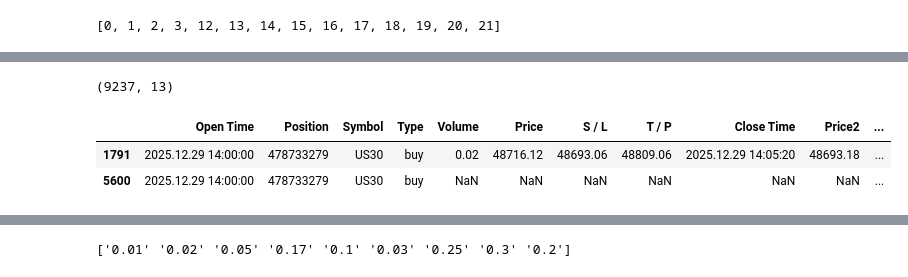
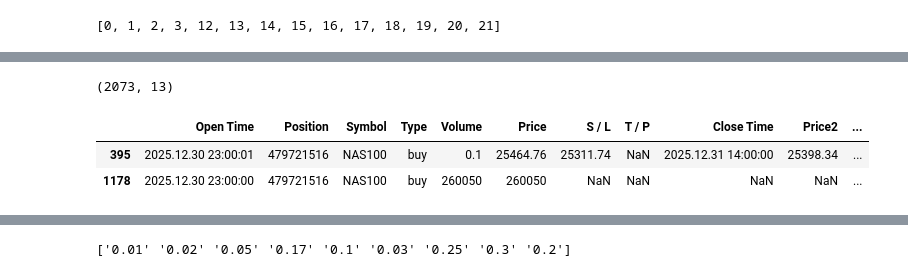
Before and after one commit to scimmione1/converter, a Jupyter notebook: 01_convert_mt4_html_detailed_statement_to_clean_excel.ipynb, the cells around one changed output, grey strips where cells are left out. Saved outputs shown, nothing was run; the diff lists cells and outputs as text; code cells hidden in the pictures.

```diff
--- a/01_convert_mt4_html_detailed_statement_to_clean_excel.ipynb
+++ b/01_convert_mt4_html_detailed_statement_to_clean_excel.ipynb
@@ -13,6 +13,9 @@ from urllib.parse import unquote
 
 base_path = os.getenv('HTML_PATH')
 download_path = os.getenv('DOWNLOAD_PATH')
+
+# Override with specific file path
+base_path = r"file:///C:/Users/calli/Downloads/PROP-database-new/da_aggiungere/5%25/ch/100/ReportHistory-25420108.html"
 
 # Handle file:// URI format - convert to regular path
 if base_path.startswith('file:///'):
@@ -24,3 +27,5 @@ elif os.path.isfile(base_path):
 else:
     # If it's a directory, join with filename
     path = os.path.join(base_path, "DetailedStatement.htm")
+
+print(f"Path: {path}")
@@ -178,18 +194,18 @@ df.head()
 # %%
 df.shape
 # %% [output]
-(9237, 13)
+(2073, 13)
 # %%
 """
 Check case by case the following conditions:
 """
 # 478733279 is currently the last open position in the html statement
-# print row where Ticket is 478733279
-df[df['Position'].astype(str) == '478733279']
+# print row where Ticket is 479721516
+df[df['Position'].astype(str) == '479721516']
 # %% [output]
 |  | Open Time | Position | Symbol | Type | Volume | Price | S / L | T / P | Close Time | Price2 | ... |
-| 1791 | 2025.12.29 14:00:00 | 478733279 | US30 | buy | 0.02 | 48716.12 | 48693.06 | 48809.06 | 2025.12.29 14:05:20 | 48693.18 | ... |
-| 5600 | 2025.12.29 14:00:00 | 478733279 | US30 | buy | NaN | NaN | NaN | NaN | NaN | NaN | ... |
+| 395 | 2025.12.30 23:00:01 | 479721516 | NAS100 | buy | 0.1 | 25464.76 | 25311.74 | NaN | 2025.12.31 14:00:00 | 25398.34 | ... |
+| 1178 | 2025.12.30 23:00:00 | 479721516 | NAS100 | buy | 260050 | 260050 | NaN | NaN | NaN | NaN | ... |
 # %%
 """
 Check case by case the following conditions:
```
Also changed, not shown: parts of 14 cells of this notebook.
